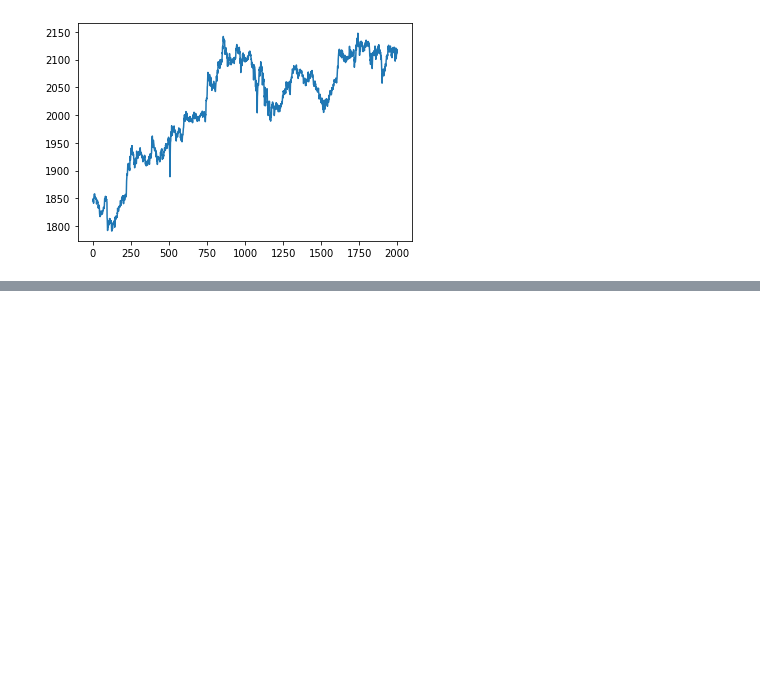
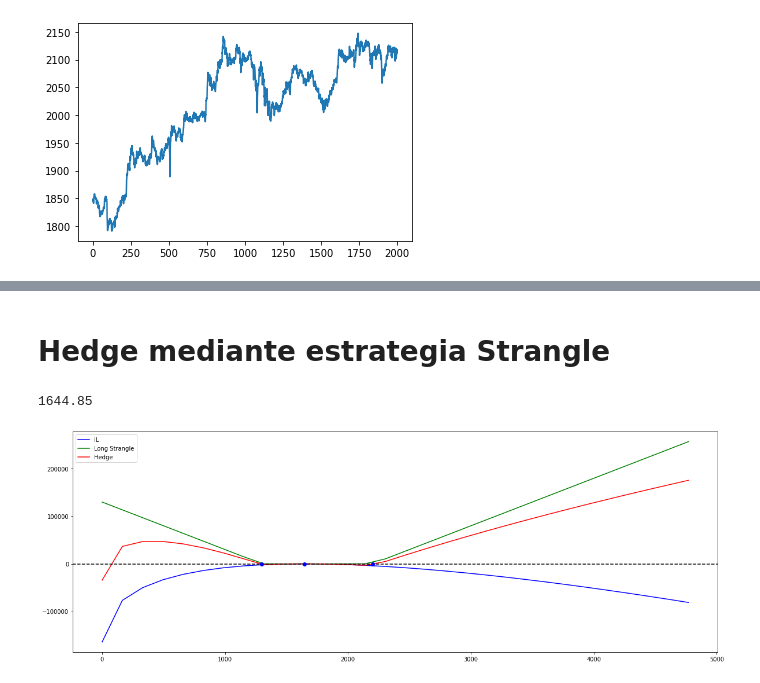
Before and after one commit to aguumg/Impermanent-Loss-Hedger, a Jupyter notebook: colabs/strategy _with _options.ipynb, the cells around one changed output, grey strips where cells are left out. Cells and saved outputs as stored; diff of their text form; code cells hidden in the pictures; blank space fills up the shorter version.

```diff
--- a/colabs/strategy _with _options.ipynb
+++ b/colabs/strategy _with _options.ipynb
@@ -626,0 +982,60 @@ plt.plot(list(P_ETH))
+# %% [markdown]
+# Hedge mediante estrategia Strangle
+# %%
+precio_activo
+# %% [output]
+1644.85
+# %%
+def option_combination(P,K_call, K_put,d_call,d_put):
+   call=0
+   put=0
+   for i in range(len(K_call)):
+         call = call + max(P-K_call[i],0)
+   for i in range(len(K_put)):
+         put = put + max(K_put[i]-P,0)
+   return call+put-sum (d_call)-sum(d_put)
+# %%
+def IL_P_usd(p,x_0,y_0, p_entry):
+    V_hold = x_0 + y_0 * p
+    return V_hold * (IL_R(p/p_entry))
+# %%
+
+balance_usdc = precio_activo*100 #x_0
+balance_eth = 100 #y_0
+
+precio_activo = balance_usdc / balance_eth #P_0
+V_h_0= balance_usdc+balance_eth*precio_activo # valor en dólares de las tenencias iniciales
+
+price_change = np.arange(-1, 2, 0.1)
+
+
+r_p = 0.02  # radio mensual por proveer liquidez
+P = precio_activo*(1+ price_change)
+
+ret_mens_pool=r_p* V_h_0 # ¿sobre las tenencias inicial?
+
+
+K_put =  nearK1*np.ones(100)
+K_call =  nearK2*np.ones(100)
+d_call = 0*np.ones(100)
+d_put = 0*np.ones(100)
+
+opt_stg = [option_combination(p,K_call,K_put,d_call,d_put) for p in P]
+
+
+IL_sin_hedg_usd = [IL_P_usd(p, balance_usdc, balance_eth, precio_activo) for p in P]
+IL_con_hedg_usd = r_p*np.ones(len(P)) + IL_sin_hedg_usd + opt_stg
+
+
+fig, axs = plt.subplots(1,1,figsize = (20,7))
+axs.plot(P, IL_sin_hedg_usd, c = 'blue', label = 'IL')
+axs.plot(P, opt_stg, c = 'green', label = 'Long Strangle' )
+axs.plot(P, IL_con_hedg_usd, c = 'red', label = 'Hedge')
+axs.legend()
+axs.axhline(y = 0, color = 'black', linestyle = '--')
+plt.plot(precio_activo, 0, 'bo')
+plt.plot(nearK1, 0, 'bo')
+plt.plot(nearK2, 0, 'bo')
+plt.show()
+# %% [output]
+[figure, added]
```
Also changed, not shown: parts of 24 cells of this notebook, 2 other files.
